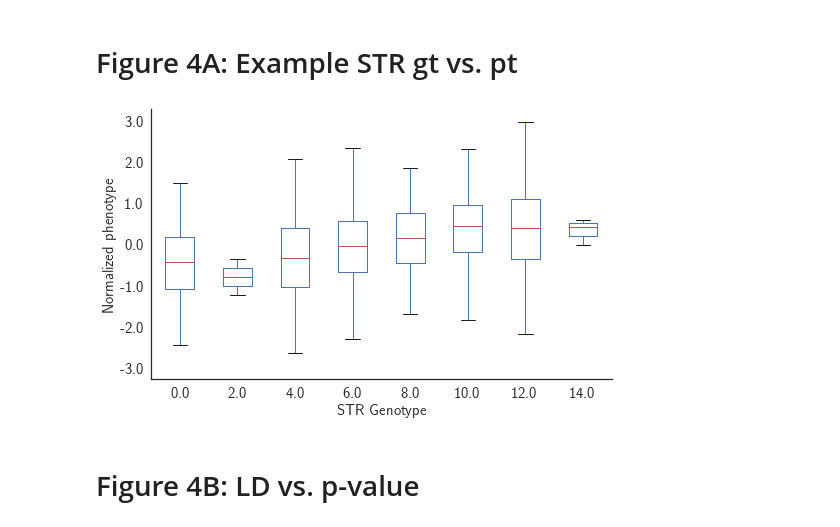
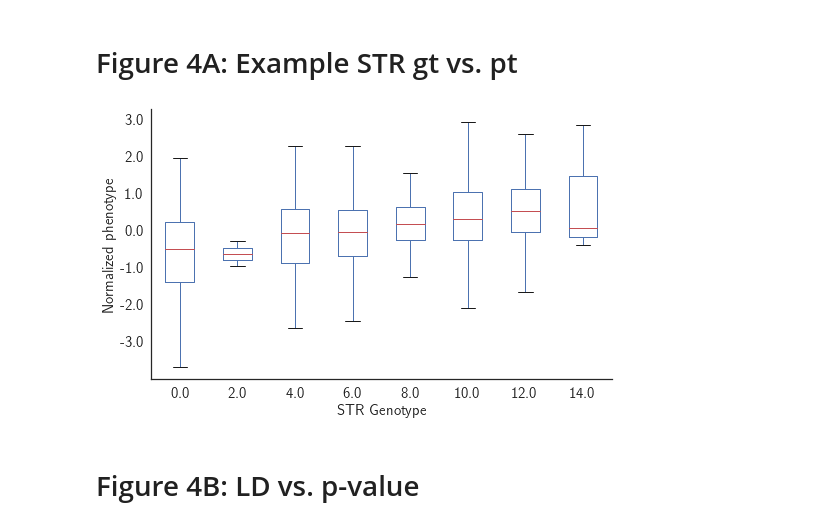
Before and after one commit to gymreklab/ssc-imputation, a Jupyter notebook: haplotype_paper/Figures/Figure4_GWASPower.ipynb, the cells around one changed output. Saved outputs shown, nothing was run; the diff lists cells and outputs as text; code cells hidden in the pictures.

```diff
--- a/haplotype_paper/Figures/Figure4_GWASPower.ipynb
+++ b/haplotype_paper/Figures/Figure4_GWASPower.ipynb
@@ -32,31 +32,34 @@ Populating the interactive namespace from numpy and matplotlib
 # Figure 4A: Example STR gt vs. pt
 # %%
 # Load data for example
-ex_gt_data = pd.read_csv(os.path.join(SIMDIR, REGION+ "_STR_21_23934706.gt"), sep="\t")
-ex_pt_data = pd.read_csv(os.path.join(SIMDIR, REGION+ "_0.pheno"), sep="\t", names=["Sample_ID", "x", "pt"])
+#ex_gt_data = pd.read_csv(os.path.join(SIMDIR, REGION+ "_STR_21_23934706.gt"), sep="\t")
+#ex_pt_data = pd.read_csv(os.path.join(SIMDIR, REGION+ "_0.pheno"), sep="\t", names=["Sample_ID", "x", "pt"])
+ex_gt_data = pd.read_csv(os.path.join(DATADIR, "gwas-power", "snpstr_power_sims_quant_example_STR_21_23934706.gt"), sep="\t")
+ex_pt_data = pd.read_csv(os.path.join(DATADIR, "gwas-power", "snpstr_power_sims_quant_example_0.pheno"), sep="\t", names=["Sample_ID", "x", "pt"])
+
 ex_data = pd.merge(ex_gt_data, ex_pt_data, on=["Sample_ID"])
 ex_data["gt"] = ex_data["True_STR_Sum"]
 
 # Figure
 fig = plt.figure()
 fig.set_size_inches((8, 5))
 ax = fig.add_subplot(111)
 ex_data.boxplot(column="pt", by="gt", ax=ax, grid=False);
 
 ax.set_title("")
 plt.suptitle("");
 ax.spines['right'].set_visible(False)
 ax.spines['top'].set_visible(False)
 ax.yaxis.set_ticks_position('left')
 ax.xaxis.set_ticks_position('bottom');
 ax.set_xlabel("STR Genotype", size=15)
 ax.set_ylabel("Normalized phenotype", size=15);
 ax.set_xticklabels(ax.get_xticklabels(), size=15);
 ax.set_yticks(np.arange(-3, 3.1, 1))
 ax.set_yticklabels(ax.get_yticks(), size=15);
 fig.savefig(os.path.join(OUTPATH, "%s_ExampleAssociation.pdf"%PREFIX))
 # %% [output]
-[figure, old version]
+[figure, new version]
 # %% [markdown]
 # Figure 4B: LD vs. p-value
 # %%
```
Also changed, not shown: parts of 7 cells of this notebook, 2 other files.
